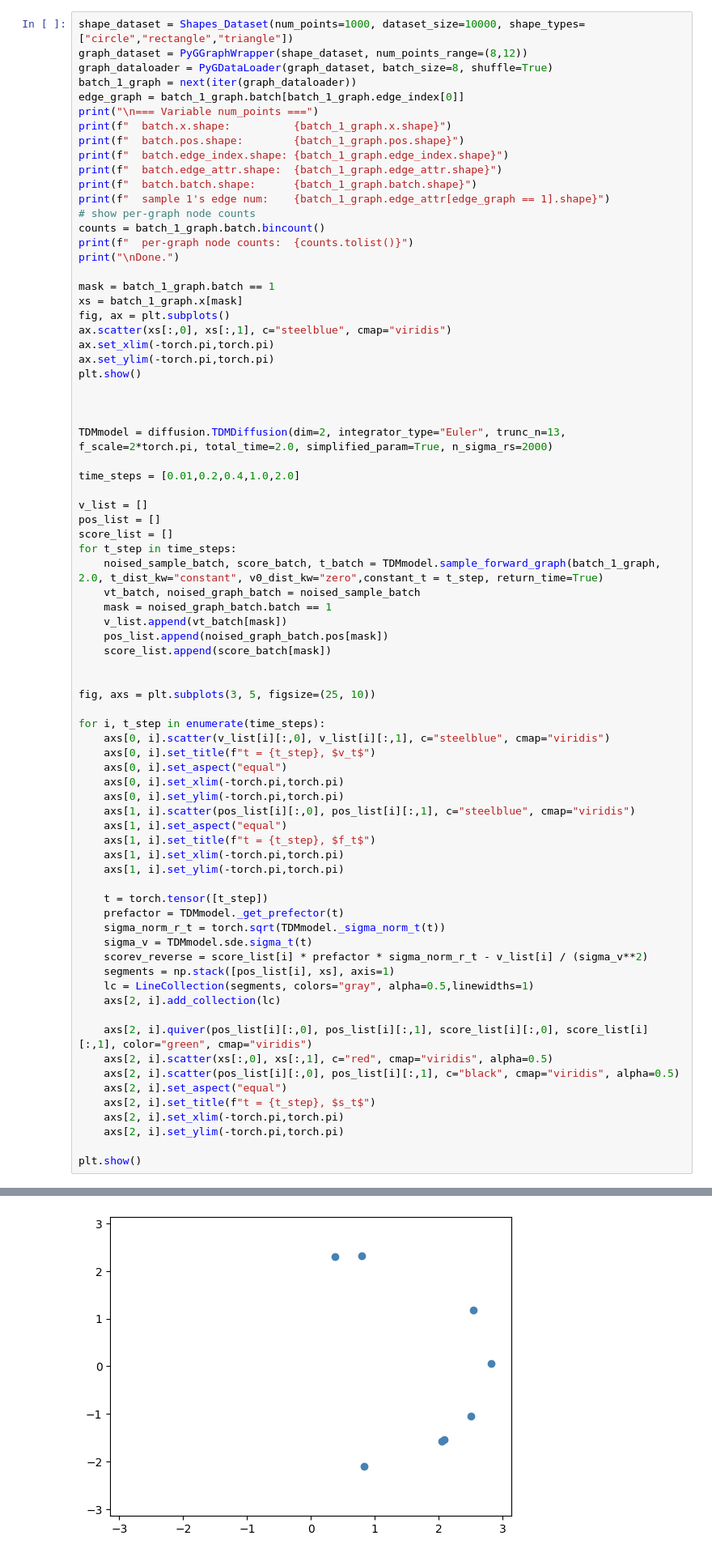
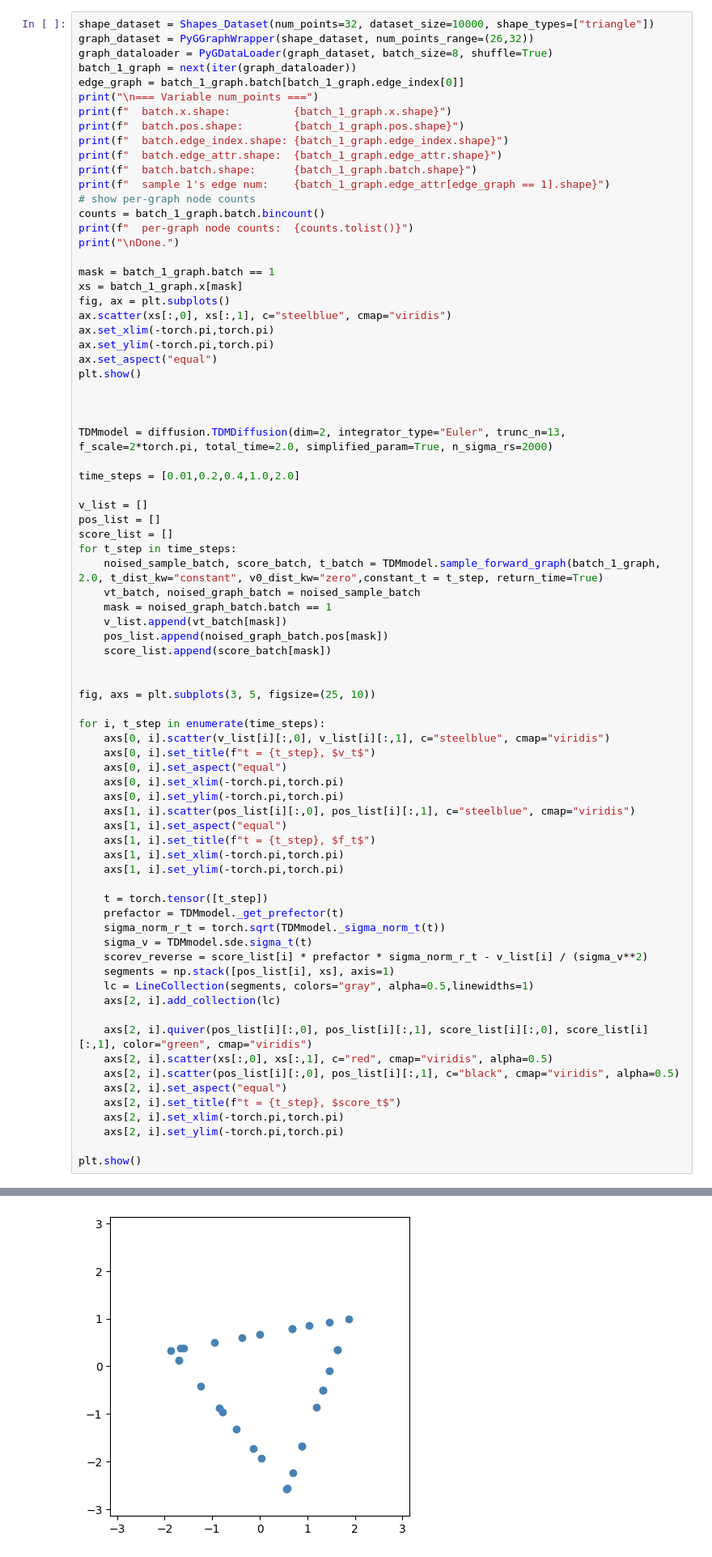
Before and after one commit to MateosCz/diffusion-playground, a Jupyter notebook: shape_analysis.ipynb, the cells around one changed output, grey strips where cells are left out. Shown at 81% size. Drawn from its saved outputs; the diff is of its cells as text.

```diff
--- a/shape_analysis.ipynb
+++ b/shape_analysis.ipynb
@@ -23,8 +23,8 @@ print(torch.cuda.is_available())
 /Users/jizho/project_codes/diffusion-playground
 False
 # %%
-shape_dataset = Shapes_Dataset(num_points=1000, dataset_size=10000, shape_types=["circle","rectangle","triangle"])
-graph_dataset = PyGGraphWrapper(shape_dataset, num_points_range=(8,12))
+shape_dataset = Shapes_Dataset(num_points=32, dataset_size=10000, shape_types=["triangle"])
+graph_dataset = PyGGraphWrapper(shape_dataset, num_points_range=(26,32))
 graph_dataloader = PyGDataLoader(graph_dataset, batch_size=8, shuffle=True)
 batch_1_graph = next(iter(graph_dataloader))
 edge_graph = batch_1_graph.batch[batch_1_graph.edge_index[0]]
@@ -46,6 +46,7 @@ fig, ax = plt.subplots()
 ax.scatter(xs[:,0], xs[:,1], c="steelblue", cmap="viridis")
 ax.set_xlim(-torch.pi,torch.pi)
 ax.set_ylim(-torch.pi,torch.pi)
+ax.set_aspect("equal")
 plt.show()
 
 
@@ -93,7 +94,7 @@ for i, t_step in enumerate(time_steps):
     axs[2, i].scatter(xs[:,0], xs[:,1], c="red", cmap="viridis", alpha=0.5)
     axs[2, i].scatter(pos_list[i][:,0], pos_list[i][:,1], c="black", cmap="viridis", alpha=0.5)
     axs[2, i].set_aspect("equal")
-    axs[2, i].set_title(f"t = {t_step}, $s_t$")
+    axs[2, i].set_title(f"t = {t_step}, $score_t$")
     axs[2, i].set_xlim(-torch.pi,torch.pi)
     axs[2, i].set_ylim(-torch.pi,torch.pi)
 
@@ -110,3 +111,3 @@ plt.show()
 
 Done.
-[figure, old version]
+[figure, new version]
```
Also changed, not shown: parts of 1 cell of this notebook, 2 other files.
